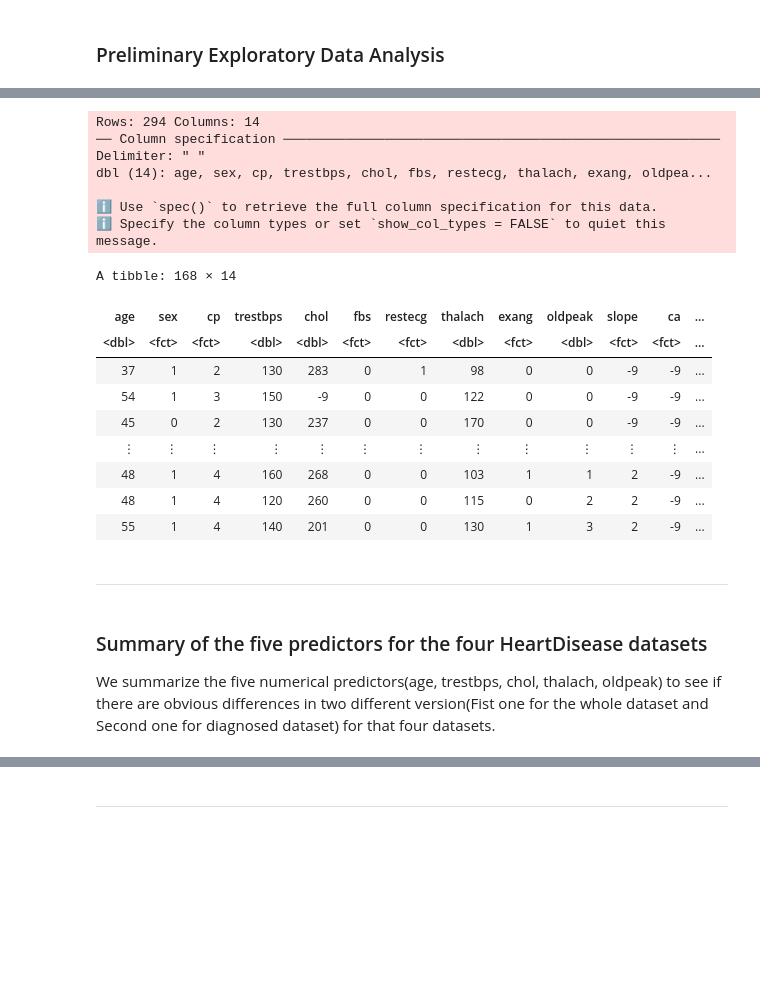
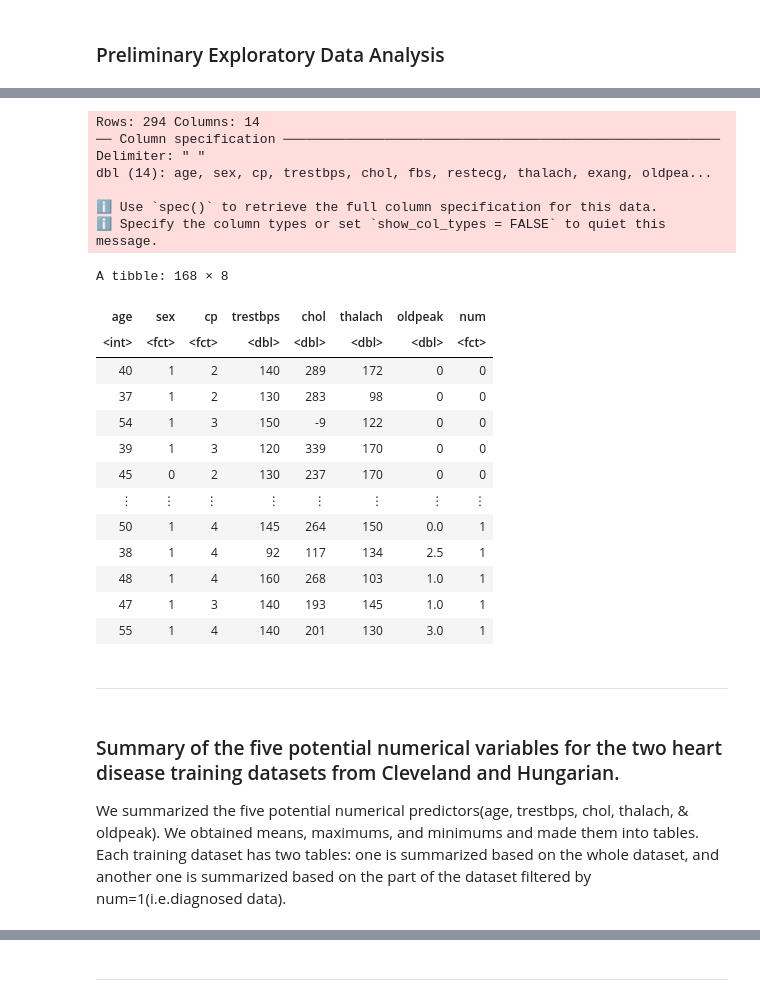
Before and after one commit to justinlook/dsci-100-2022w1-group-10, a Jupyter notebook: 4dataframes.ipynb, the cells around one changed output, grey strips where cells are left out. Saved outputs shown, nothing was run; the diff lists cells and outputs as text; code cells hidden in the pictures; blank space fills up the shorter version.

```diff
--- a/4dataframes.ipynb
+++ b/4dataframes.ipynb
@@ -125,46 +79,52 @@ A tibble: 80 × 14
 # %%
+set.seed(18)
 heart_hungarian <- read_delim("https://archive.ics.uci.edu/ml/machine-learning-databases/heart-disease/reprocessed.hungarian.data",delim=" ",
                               col_names = con_names1)
 hungarian_mutate <- heart_hungarian|>
 filter(num==0|num==1)|>
-mutate(sex=as_factor(sex))|>
-mutate(cp=as_factor(cp))|>
-mutate(fbs=as_factor(fbs))|>
-mutate(restecg=as_factor(restecg))|>
-mutate(exang=as_factor(exang))|>
-mutate(slope=as_factor(slope))|>
-mutate(ca=as_factor(ca))|>
-mutate(thal=as_factor(thal))|>
-mutate(num=as_factor(num))
+select(age,sex,cp,trestbps,chol,thalach,oldpeak,num)|>
+mutate(age=as.integer(age))|>
+mutate(num=as.factor(num))|>
+mutate(cp=as.factor(cp))|>
+mutate(sex=as.factor(sex))|>
+mutate(trestbps=as.double(trestbps))|>
+mutate(thalach=as.double(thalach))|>
+mutate(oldpeak=as.double(oldpeak))
+
 
 
 hungarian_split <- initial_split(hungarian_mutate, prop = 0.75, strata = num)
 hungarian_training <- training(hungarian_split)
 hungarian_testing <- testing(hungarian_split)
 
 hungarian_training
 # %% [output]
 Rows: 294 Columns: 14
 ── Column specification ────────────────────────────────────────────────────────
 Delimiter: " "
 dbl (14): age, sex, cp, trestbps, chol, fbs, restecg, thalach, exang, oldpea...
 
 ℹ Use `spec()` to retrieve the full column specification for this data.
 ℹ Specify the column types or set `show_col_types = FALSE` to quiet this message.
-A tibble: 168 × 14
+A tibble: 168 × 8
-| age | sex | cp | trestbps | chol | fbs | restecg | thalach | exang | oldpeak | slope | ca | ... |
-| <dbl> | <fct> | <fct> | <dbl> | <dbl> | <fct> | <fct> | <dbl> | <fct> | <dbl> | <fct> | <fct> | ... |
-| 37 | 1 | 2 | 130 | 283 | 0 | 1 | 98 | 0 | 0 | -9 | -9 | ... |
-| 54 | 1 | 3 | 150 | -9 | 0 | 0 | 122 | 0 | 0 | -9 | -9 | ... |
-| 45 | 0 | 2 | 130 | 237 | 0 | 0 | 170 | 0 | 0 | -9 | -9 | ... |
-| ⋮ | ⋮ | ⋮ | ⋮ | ⋮ | ⋮ | ⋮ | ⋮ | ⋮ | ⋮ | ⋮ | ⋮ | ... |
-| 48 | 1 | 4 | 160 | 268 | 0 | 0 | 103 | 1 | 1 | 2 | -9 | ... |
-| 48 | 1 | 4 | 120 | 260 | 0 | 0 | 115 | 0 | 2 | 2 | -9 | ... |
-| 55 | 1 | 4 | 140 | 201 | 0 | 0 | 130 | 1 | 3 | 2 | -9 | ... |
+| age | sex | cp | trestbps | chol | thalach | oldpeak | num |
+| <int> | <fct> | <fct> | <dbl> | <dbl> | <dbl> | <dbl> | <fct> |
+| 40 | 1 | 2 | 140 | 289 | 172 | 0 | 0 |
+| 37 | 1 | 2 | 130 | 283 | 98 | 0 | 0 |
+| 54 | 1 | 3 | 150 | -9 | 122 | 0 | 0 |
+| 39 | 1 | 3 | 120 | 339 | 170 | 0 | 0 |
+| 45 | 0 | 2 | 130 | 237 | 170 | 0 | 0 |
+| ⋮ | ⋮ | ⋮ | ⋮ | ⋮ | ⋮ | ⋮ | ⋮ |
+| 50 | 1 | 4 | 145 | 264 | 150 | 0.0 | 1 |
+| 38 | 1 | 4 | 92 | 117 | 134 | 2.5 | 1 |
+| 48 | 1 | 4 | 160 | 268 | 103 | 1.0 | 1 |
+| 47 | 1 | 3 | 140 | 193 | 145 | 1.0 | 1 |
+| 55 | 1 | 4 | 140 | 201 | 130 | 3.0 | 1 |
 # %% [markdown]
 -------------------------------------------------------------------------------------------------------------------------------
 # %% [markdown]
-### Summary of the five predictors for the four HeartDisease datasets
-We summarize the five numerical predictors(age, trestbps, chol, thalach, oldpeak) to see if there are obvious differences in two different version(Fist one for the whole dataset and Second one for diagnosed dataset) for that four datasets.
+### Summary of the five potential numerical variables for the two heart disease training datasets from Cleveland and Hungarian.
+
+We summarized the five potential numerical predictors(age, trestbps, chol, thalach, & oldpeak). We obtained means, maximums, and minimums and made them into tables. Each training dataset has two tables: one is summarized based on the whole dataset, and another one is summarized based on the part of the dataset filtered by num=1(i.e.diagnosed data).
 # %%
 cleaveland_5predictors_all_summary<-summarize(cleaveland_training,
```
Also changed, not shown: parts of 32 cells of this notebook.
